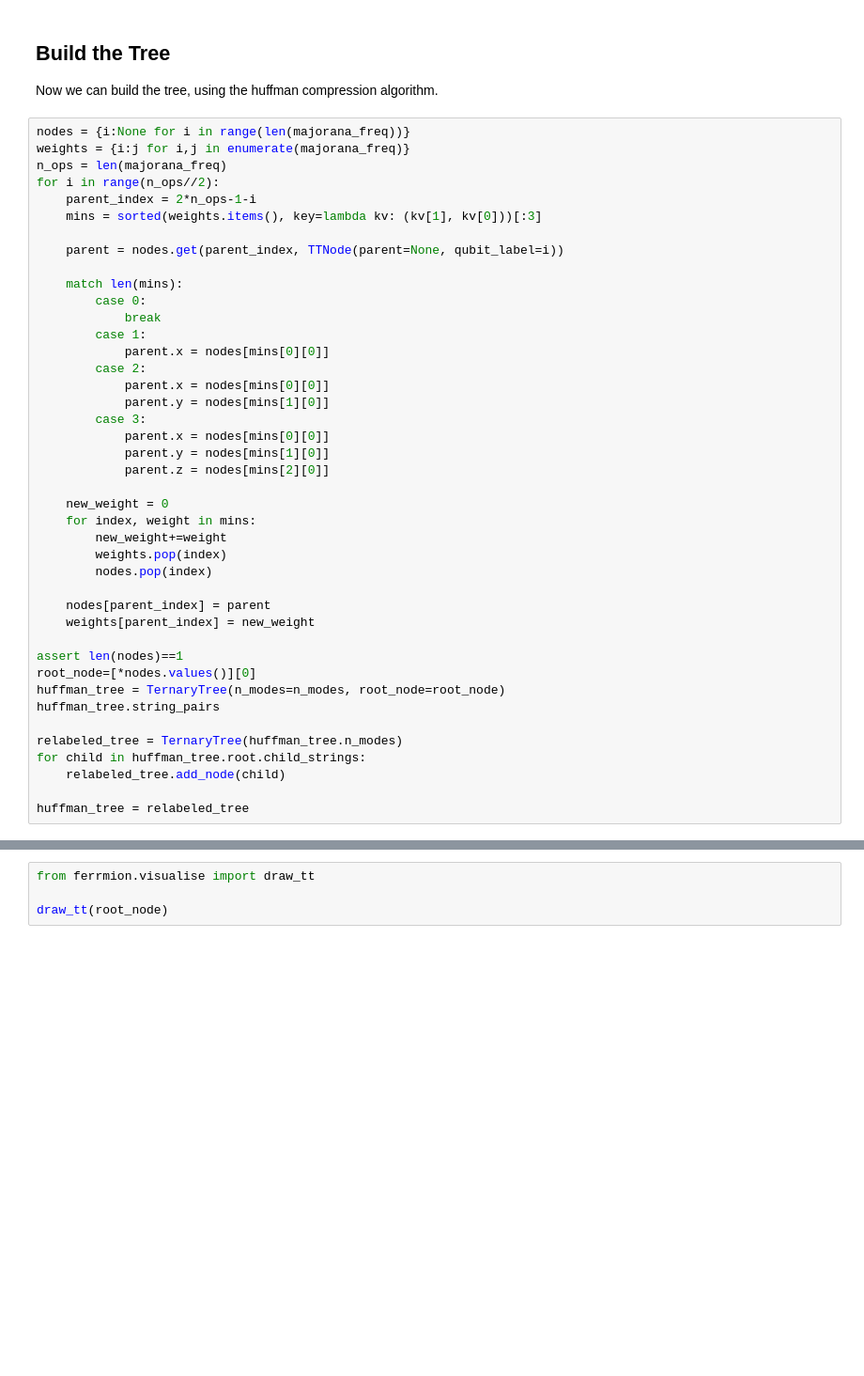
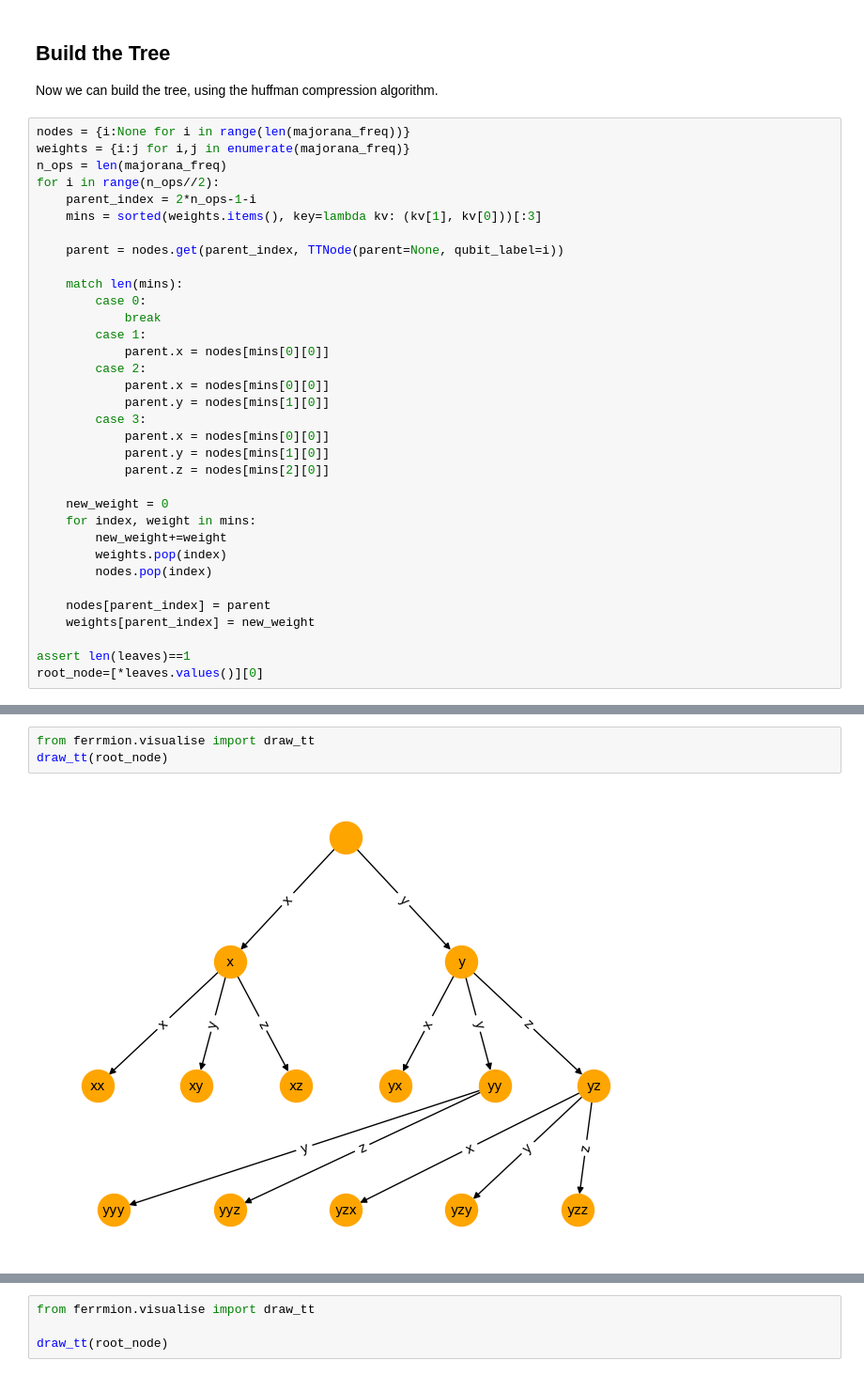
Before and after one commit to UCL-CCS/ferrmion, a Jupyter notebook: docs/source/notebooks/huffman.ipynb, the cells around one changed output, grey strips where cells are left out. Shown: that part at 94% size. Cells and saved outputs as stored; diff of their text form; blank space fills up the shorter version.

Commit message:
correct huffman tree error

```diff
--- a/docs/source/notebooks/huffman.ipynb
+++ b/docs/source/notebooks/huffman.ipynb
@@ -93,13 +92,5 @@ for i in range(n_ops//2):
     nodes[parent_index] = parent
     weights[parent_index] = new_weight
 
-assert len(nodes)==1
-root_node=[*nodes.values()][0]
-huffman_tree = TernaryTree(n_modes=n_modes, root_node=root_node)
-huffman_tree.string_pairs
-
-relabeled_tree = TernaryTree(huffman_tree.n_modes)
-for child in huffman_tree.root.child_strings:
-    relabeled_tree.add_node(child)
-
-huffman_tree = relabeled_tree
+assert len(leaves)==1
+root_node=[*leaves.values()][0]
@@ -105,0 +123,5 @@ huffman_tree = relabeled_tree
+# %%
+from ferrmion.visualise import draw_tt
+draw_tt(root_node)
+# %% [output]
+[figure, added]
```
Also changed, not shown: parts of 15 cells of this notebook, 1 other file.
